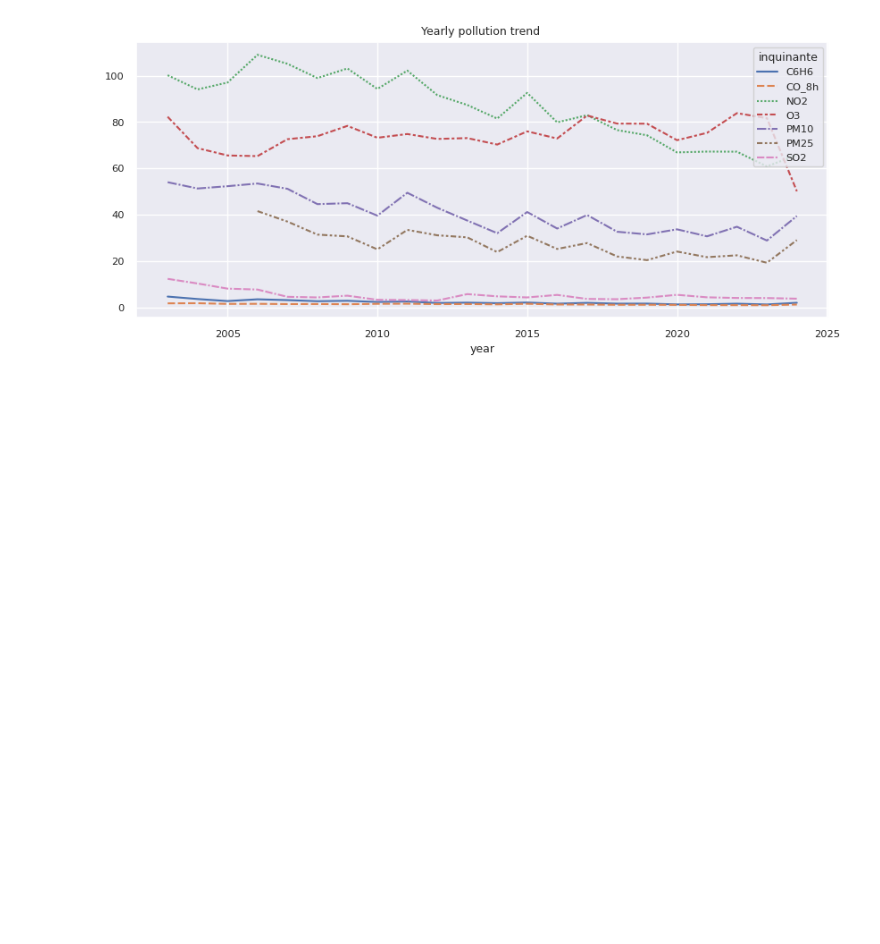
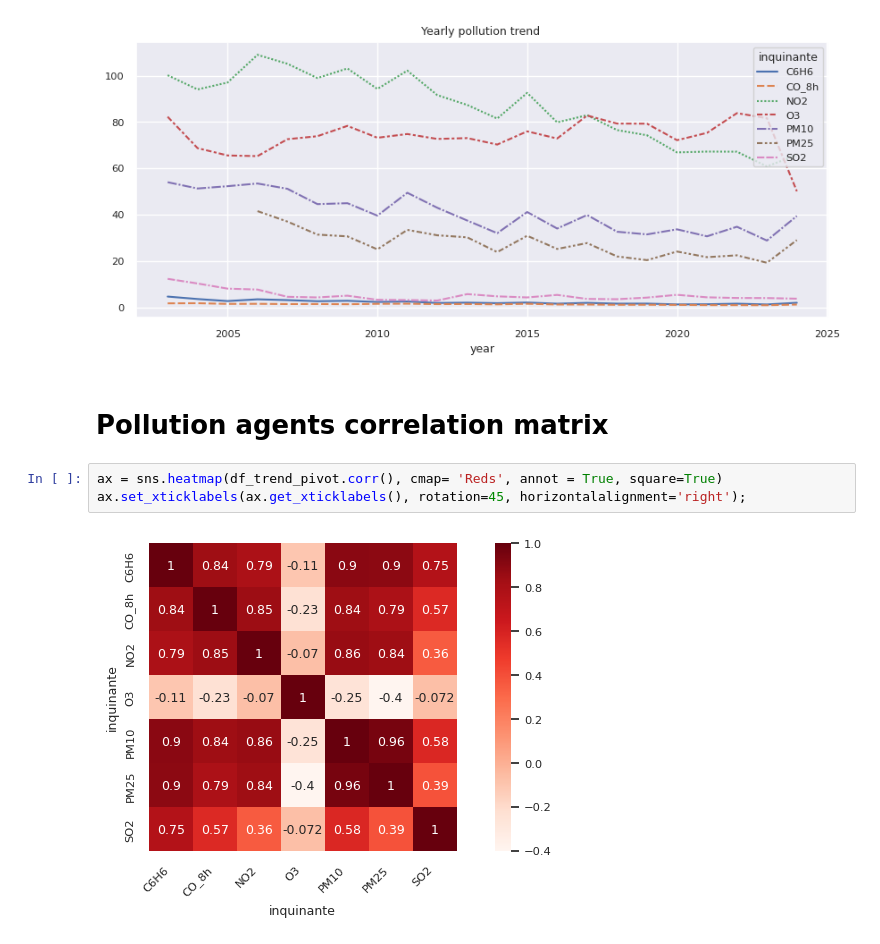
Before and after one commit to mrsalty/notebooks, a Jupyter notebook: eda-milan-air-pollution.ipynb, the cells around one changed output. Cells and saved outputs as stored; diff of their text form; blank space fills up the shorter version.

Commit message:
Kaggle Notebook | EDA | Milan air pollution (2003-2024) | Version 9

```diff
--- a/eda-milan-air-pollution.ipynb
+++ b/eda-milan-air-pollution.ipynb
@@ -200,3 +200,10 @@ df_trend_pivot = df_trend.pivot(columns="inquinante", values="valore")
 lp = sns.lineplot(data=df_trend_pivot).set_title('Yearly pollution trend ')
 # %% [output]
 [figure]
+# %% [markdown]
+# Pollution agents correlation matrix
+# %%
+ax = sns.heatmap(df_trend_pivot.corr(), cmap= 'Reds', annot = True, square=True)
+ax.set_xticklabels(ax.get_xticklabels(), rotation=45, horizontalalignment='right');
+# %% [output]
+[figure, added]
```
Also changed, not shown: parts of 1 cell of this notebook.
